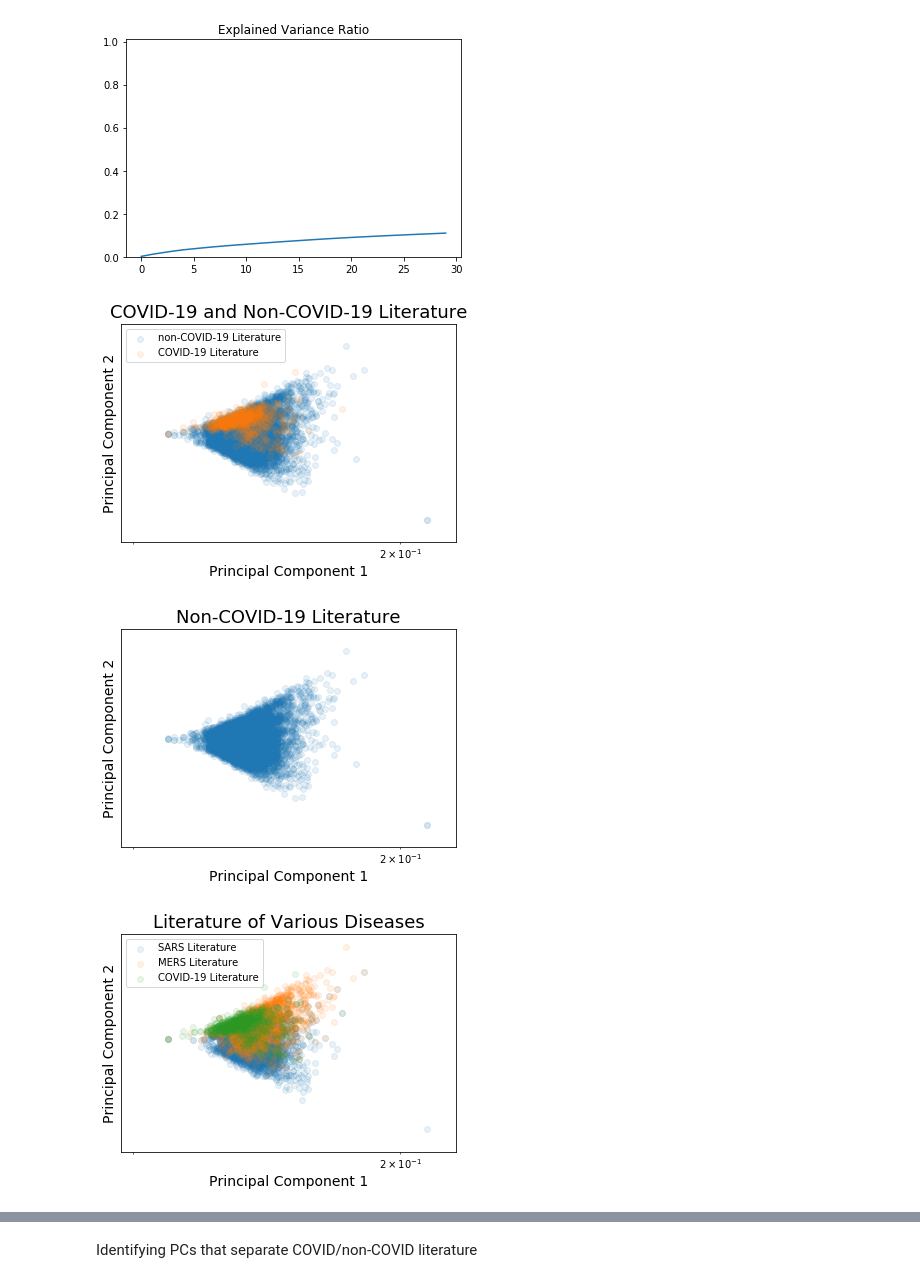
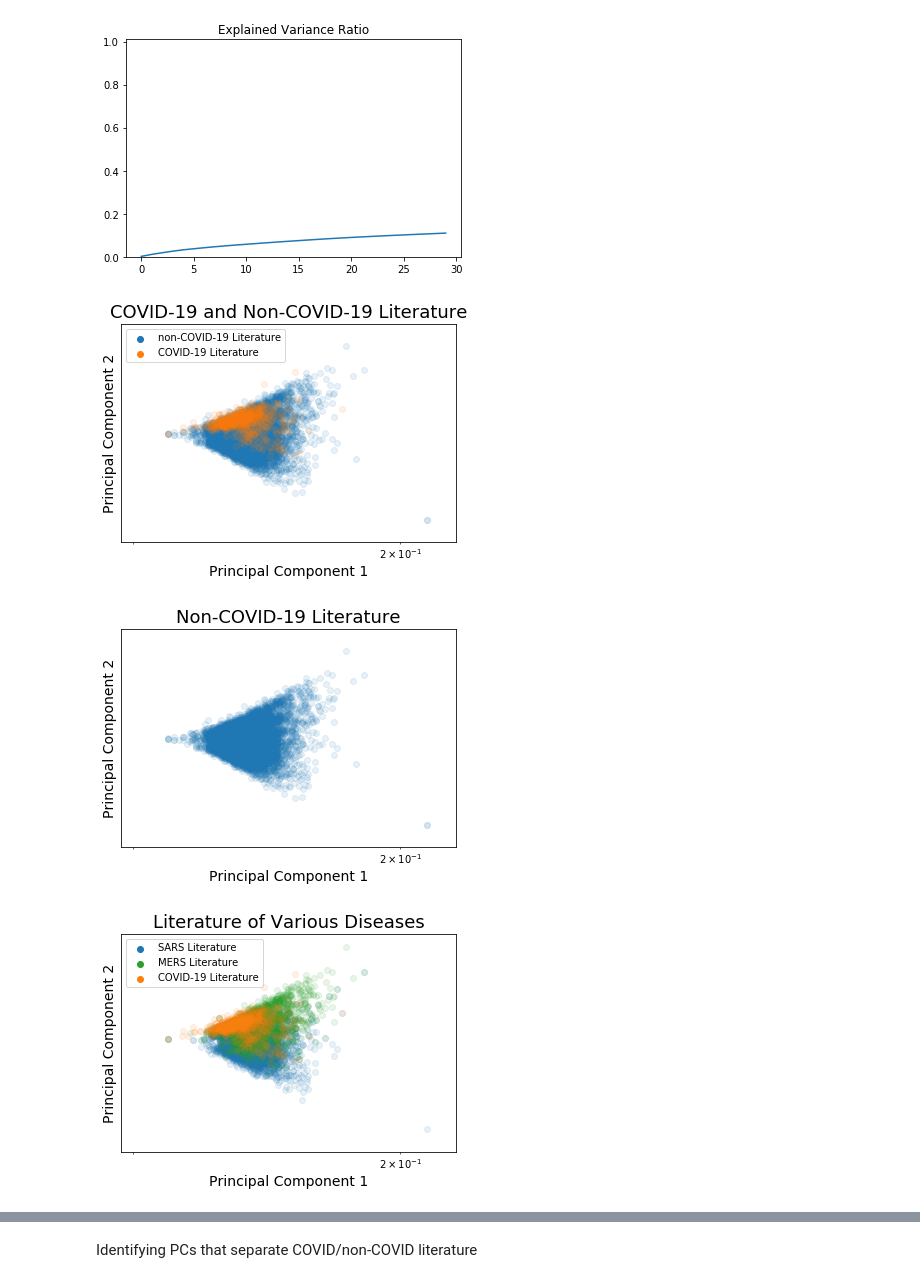
Before and after one commit to COVID19-DVRN/8-AI-Mapping-of-Relevant-Coronavirus-Literature, a Jupyter notebook: analysis/AbstractAnalytics-subsetted.ipynb, the cells around one changed output, grey strips where cells are left out. Saved outputs shown, nothing was run; the diff lists cells and outputs as text; code cells hidden in the pictures.

```diff
--- a/analysis/AbstractAnalytics-subsetted.ipynb
+++ b/analysis/AbstractAnalytics-subsetted.ipynb
@@ -127,7 +127,9 @@ plt.title('COVID-19 and Non-COVID-19 Literature', size=18)
 plt.xlabel('Principal Component 1', size=14)
 plt.ylabel('Principal Component 2', size=14)
 plt.xticks([]); plt.yticks([])
-plt.legend()
+leg=plt.legend()
+for lh in leg.legendHandles:
+    lh.set_alpha(1)
 plt.show()
 
 
@@ -136,35 +138,37 @@ plt.show()
 not_covid = (np.isin(np.array(list(range(len(transformed)))), covid_article_indexes) == False)
 plt.scatter(transformed[not_covid,c_0] + xscale_log_addition,
             transformed[not_covid,c_1], alpha=0.1, label='non-COVID-19 Literature')
 
 plt.scatter(transformed[covid_article_indexes,c_0] + xscale_log_addition,
             transformed[covid_article_indexes,c_1], alpha=0., label='COVID-19 Literature')
 # plt.yscale('log')
 plt.xscale('log')
 plt.title('Non-COVID-19 Literature', size=18)
 plt.xlabel('Principal Component 1', size=14)
 plt.ylabel('Principal Component 2', size=14)
 plt.xticks([]); plt.yticks([])
 # plt.legend()
 plt.show()
 
 
 
 plt.scatter(transformed[sars_article_indexes,c_0] + xscale_log_addition,
             transformed[sars_article_indexes,c_1], alpha=0.1, label='SARS Literature')
 plt.scatter(transformed[mers_article_indexes,c_0] + xscale_log_addition,
-            transformed[mers_article_indexes,c_1], alpha=0.1, label='MERS Literature')
+            transformed[mers_article_indexes,c_1], alpha=0.1, label='MERS Literature', c='C2')
 plt.scatter(transformed[covid_article_indexes,c_0] + xscale_log_addition,
-            transformed[covid_article_indexes,c_1], alpha=0.1, label='COVID-19 Literature')
+            transformed[covid_article_indexes,c_1], alpha=0.1, label='COVID-19 Literature', c='C1')
 # plt.yscale('log')
 plt.xscale('log')
 plt.title('Literature of Various Diseases', size=18)
 plt.xlabel('Principal Component 1', size=14)
 plt.ylabel('Principal Component 2', size=14)
 plt.xticks([]); plt.yticks([])
-plt.legend()
+leg=plt.legend()
+for lh in leg.legendHandles:
+    lh.set_alpha(1)
 plt.show()
 # %% [output]
-[figure, old version]
+[figure, new version]
 [figure]
-[figure, old version]
+[figure, new version]
```
Also changed, not shown: parts of 10 cells of this notebook.
